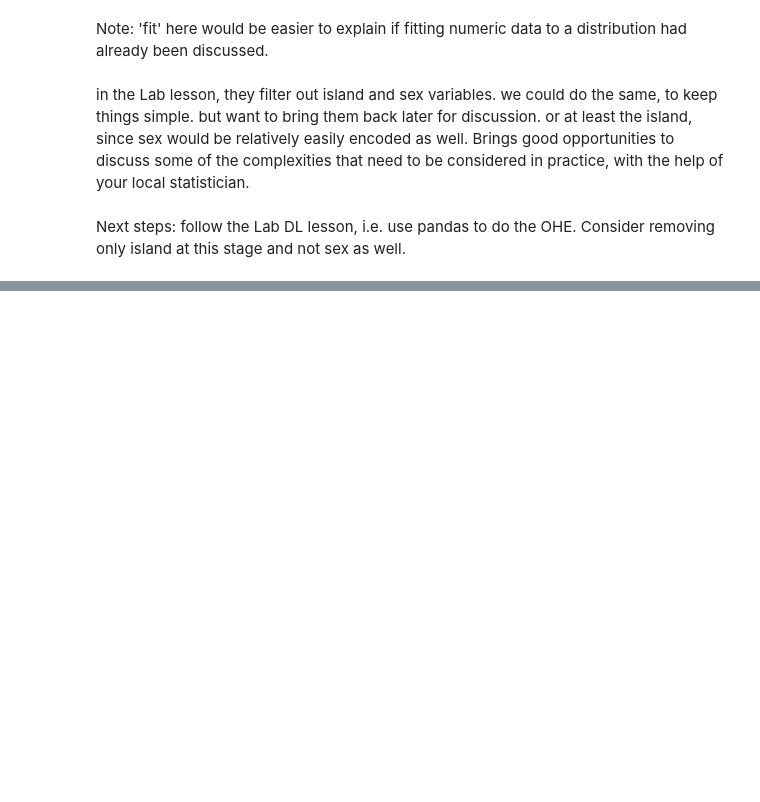
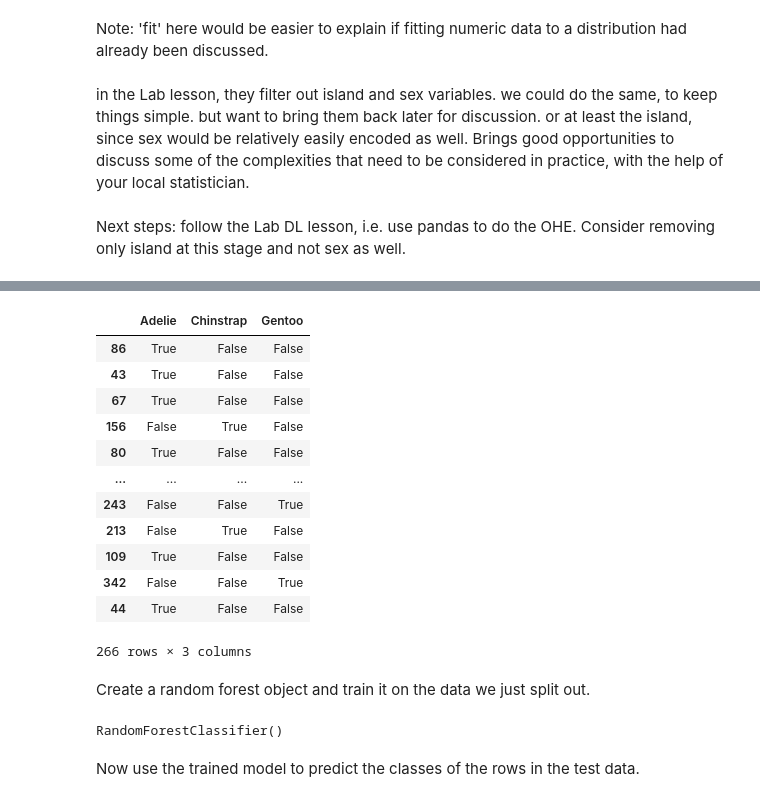
Before and after one commit to carpentries-incubator/ml-concepts, a Jupyter notebook: files/penguins.ipynb, the cells around one changed output, grey strips where cells are left out. Drawn from its saved outputs; the diff is of its cells as text; code cells hidden in the pictures; blank space fills up the shorter version.

```diff
--- a/files/penguins.ipynb
+++ b/files/penguins.ipynb
@@ -83,0 +101,18 @@ Next steps: follow the Lab DL lesson, i.e. use pandas to do the OHE. Consider re
+# %%
+y_train
+# %% [output]
+|  | Adelie | Chinstrap | Gentoo |
+| 86 | True | False | False |
+| 43 | True | False | False |
+| 67 | True | False | False |
+| 156 | False | True | False |
+| 80 | True | False | False |
+| ... | ... | ... | ... |
+| 243 | False | False | True |
+| 213 | False | True | False |
+| 109 | True | False | False |
+| 342 | False | False | True |
+| 44 | True | False | False |
+266 rows × 3 columns
+# %% [markdown]
+Create a random forest object and train it on the data we just split out.
@@ -83,0 +121,6 @@ Next steps: follow the Lab DL lesson, i.e. use pandas to do the OHE. Consider re
+# %%
+RFC.fit(X_train, y_train)
+# %% [output]
+RandomForestClassifier()
+# %% [markdown]
+Now use the trained model to predict the classes of the rows in the test data.
```
Also changed, not shown: parts of 21 cells of this notebook.
